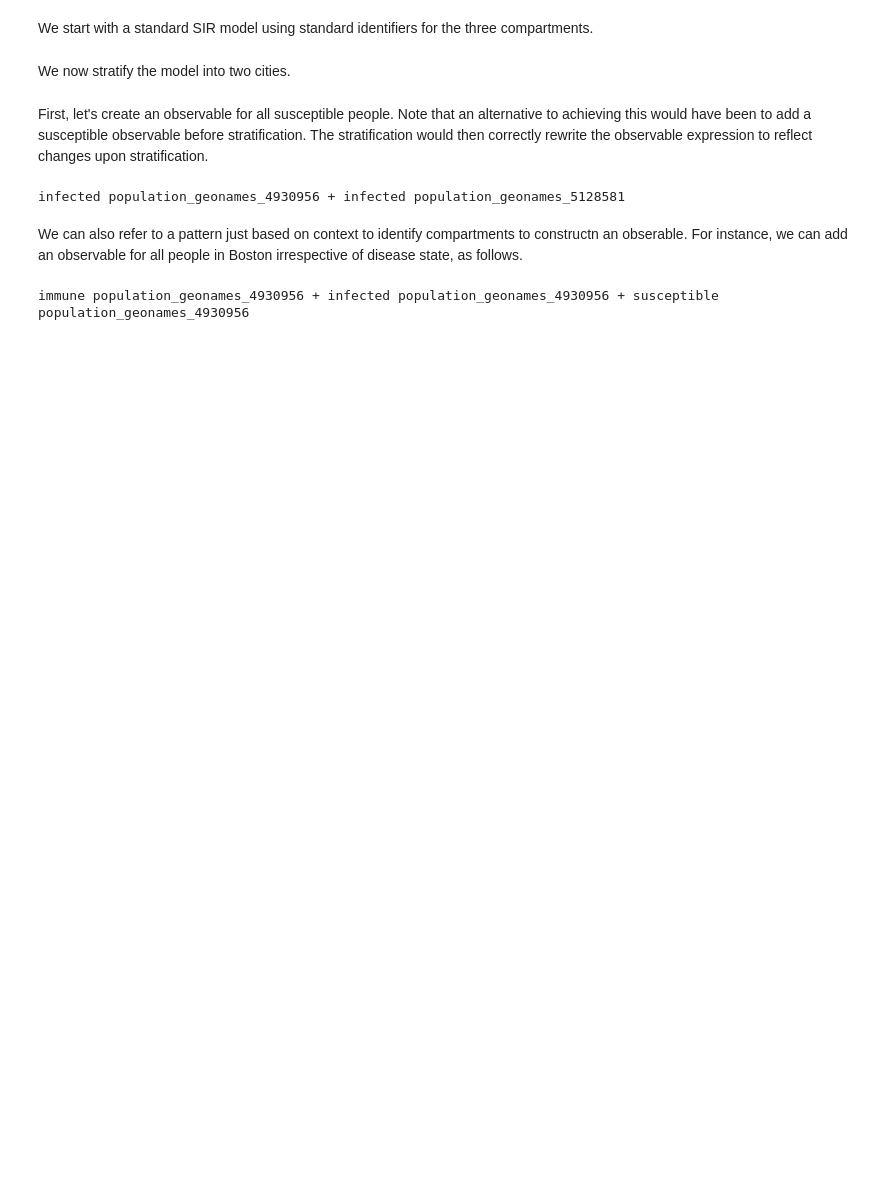
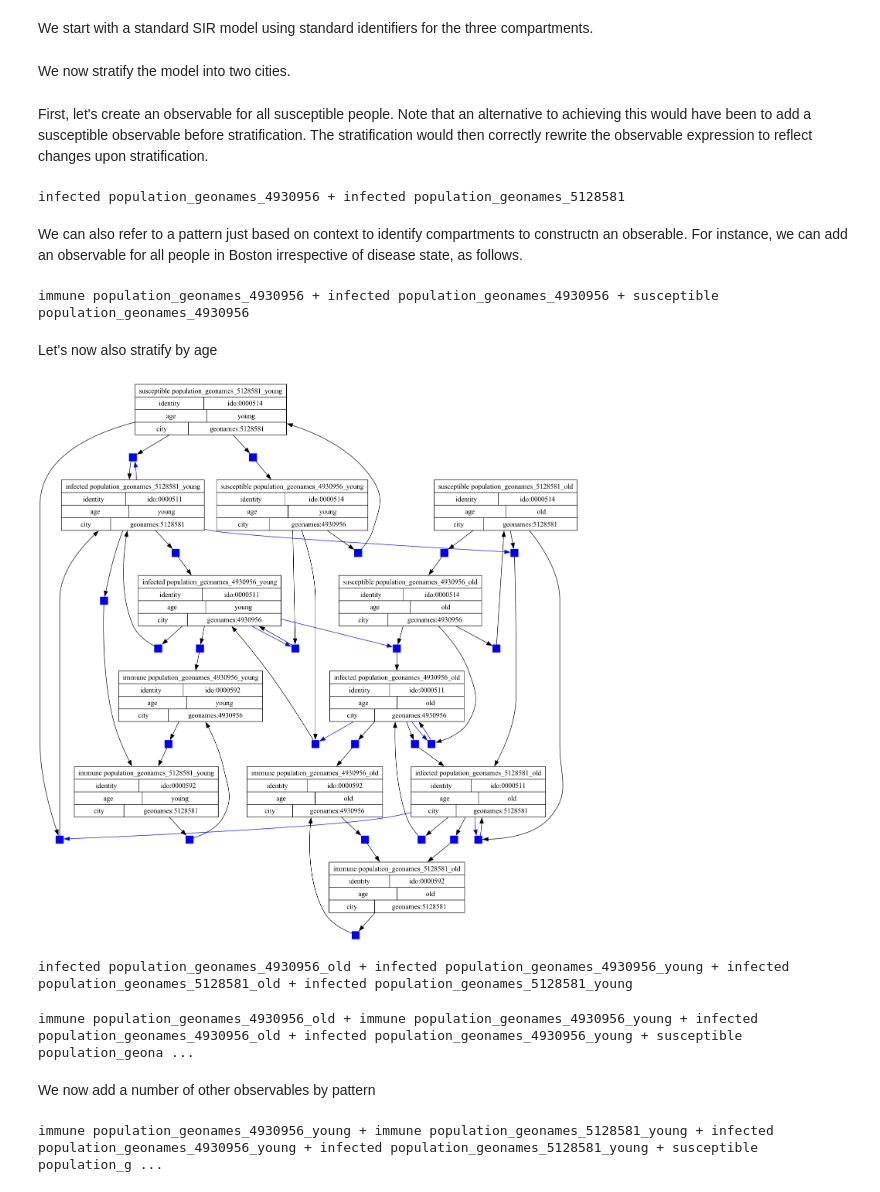
Before and after one commit to gyorilab/mira, a Jupyter notebook: notebooks/observable_patterns.ipynb, the cells around one changed output. Cells and saved outputs as stored; diff of their text form; code cells hidden in the pictures; blank space fills up the shorter version.

Commit message:
Extend notebook with observable patterns

```diff
--- a/notebooks/observable_patterns.ipynb
+++ b/notebooks/observable_patterns.ipynb
@@ -53,3 +53,30 @@ add_observable_pattern(model_2_city,
 print(model_2_city.observables['Boston'].expression.args[0])
 # %% [output]
 immune population_geonames_4930956 + infected population_geonames_4930956 + susceptible population_geonames_4930956
+# %% [markdown]
+Let's now also stratify by age
+# %%
+model_2_city_age = stratify(
+    model_2_city,
+    key="age",
+    strata=[
+        "young",
+        "old"
+    ],
+    structure=[],
+    cartesian_control=True
+)
+# %%
+GraphicalModel.for_jupyter(model_2_city_age)
+# %% [output]
+[figure, added]
+# %%
+print(model_2_city_age.observables['susceptible'].expression.args[0])
+# %% [output]
+infected population_geonames_4930956_old + infected population_geonames_4930956_young + infected population_geonames_5128581_old + infected population_geonames_5128581_young
+# %%
+print(model_2_city_age.observables['Boston'].expression.args[0])
+# %% [output]
+immune population_geonames_4930956_old + immune population_geonames_4930956_young + infected population_geonames_4930956_old + infected population_geonames_4930956_young + susceptible population_geona ...
+# %% [markdown]
+We now add a number of other observables by pattern
@@ -55,0 +87,4 @@ immune population_geonames_4930956 + infected population_geonames_4930956 + susc
+# %%
+print(model_2_city_age.observables['young'].expression.args[0])
+# %% [output]
+immune population_geonames_4930956_young + immune population_geonames_5128581_young + infected population_geonames_4930956_young + infected population_geonames_5128581_young + susceptible population_g ...
```
Also changed, not shown: parts of 7 cells of this notebook.
